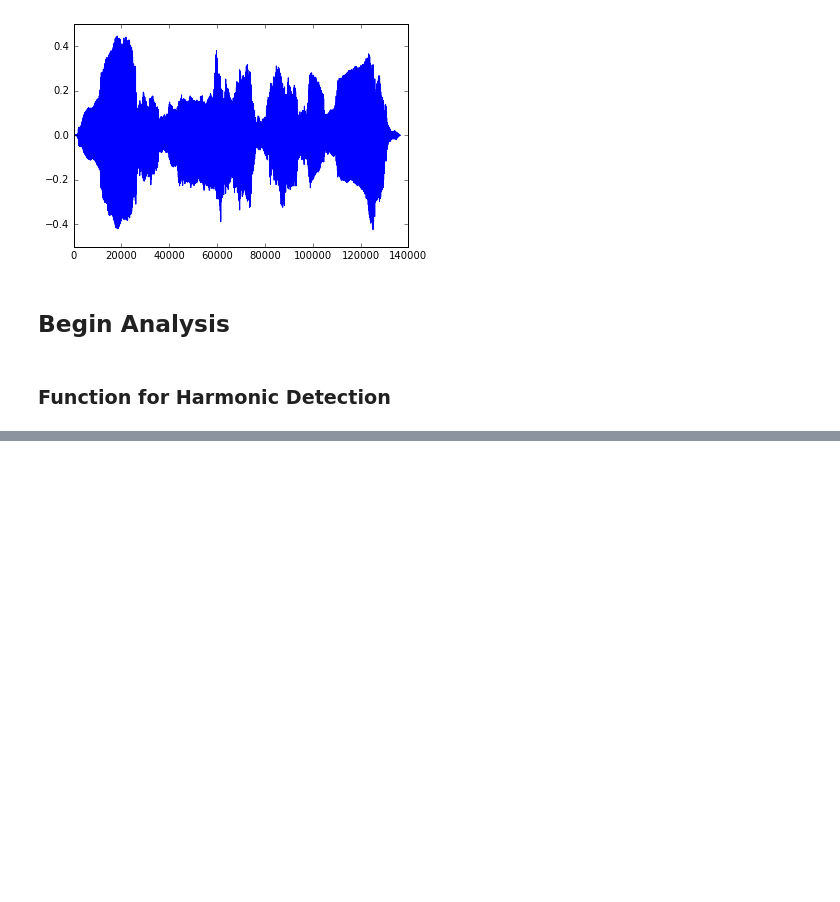
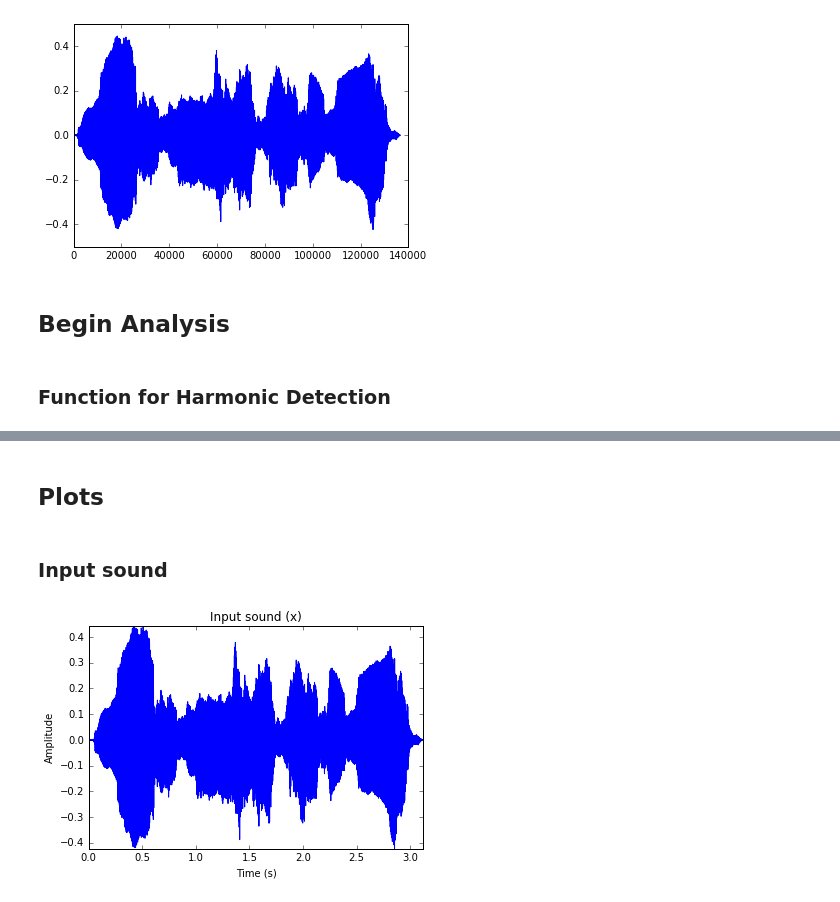
Before and after one commit to damiansp/digitalSoundProcessing, a Jupyter notebook: models/04_harmonic_model.ipynb, the cells around one changed output, grey strips where cells are left out. Saved outputs shown, nothing was run; the diff lists cells and outputs as text; code cells hidden in the pictures; blank space fills up the shorter version.

```diff
--- a/models/04_harmonic_model.ipynb
+++ b/models/04_harmonic_model.ipynb
@@ -164,0 +185,12 @@ NameError: global name 'n_s' is not defined
+# %% [markdown]
+## Plots
+# %% [markdown]
+### Input sound
+# %%
+plt.plot(np.arange(x.size) / float(fs), x);
+plt.axis([0, x.size / float(fs), min(x), max(x)]);
+plt.ylabel('Amplitude');
+plt.xlabel('Time (s)');
+plt.title('Input sound (x)');
+# %% [output]
+[figure, added]
```
Also changed, not shown: parts of 9 cells of this notebook.
